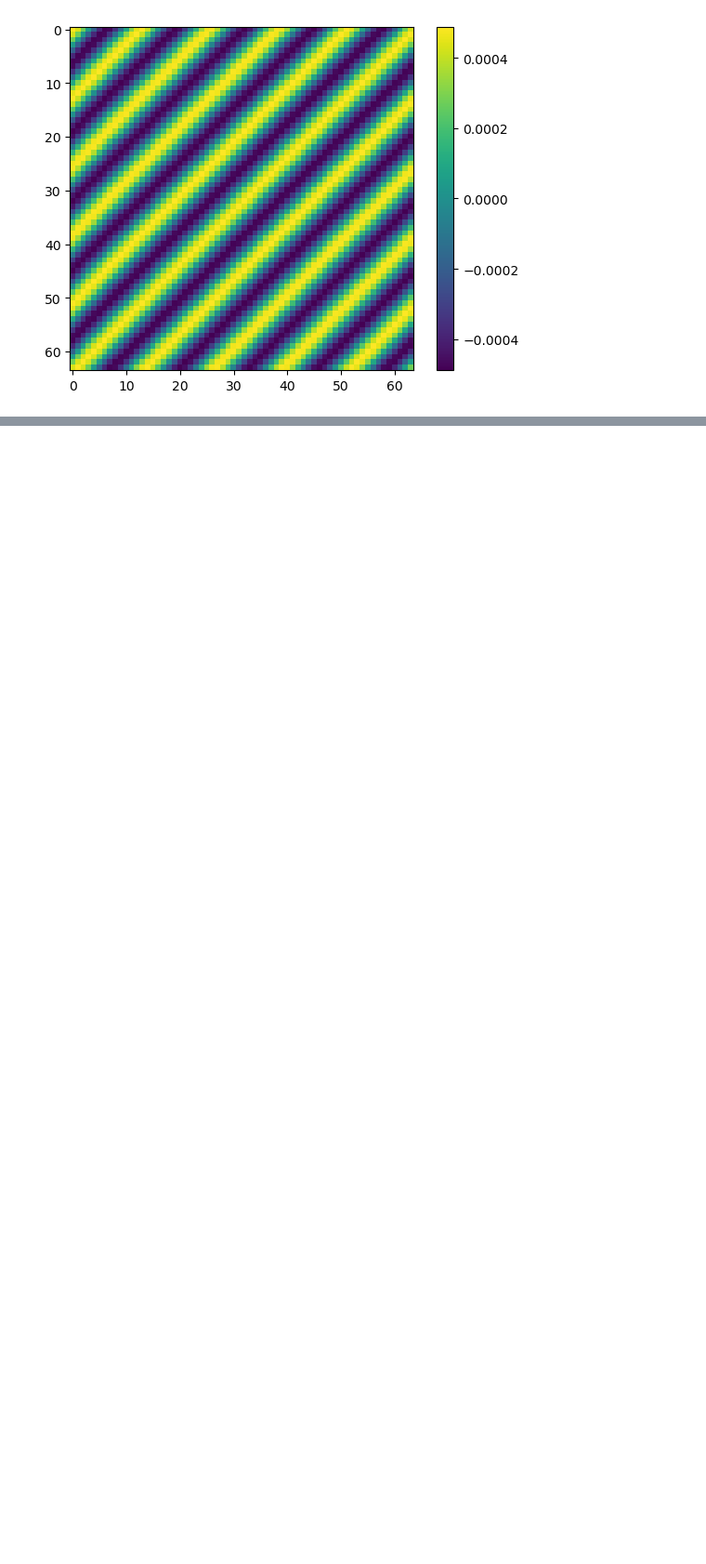
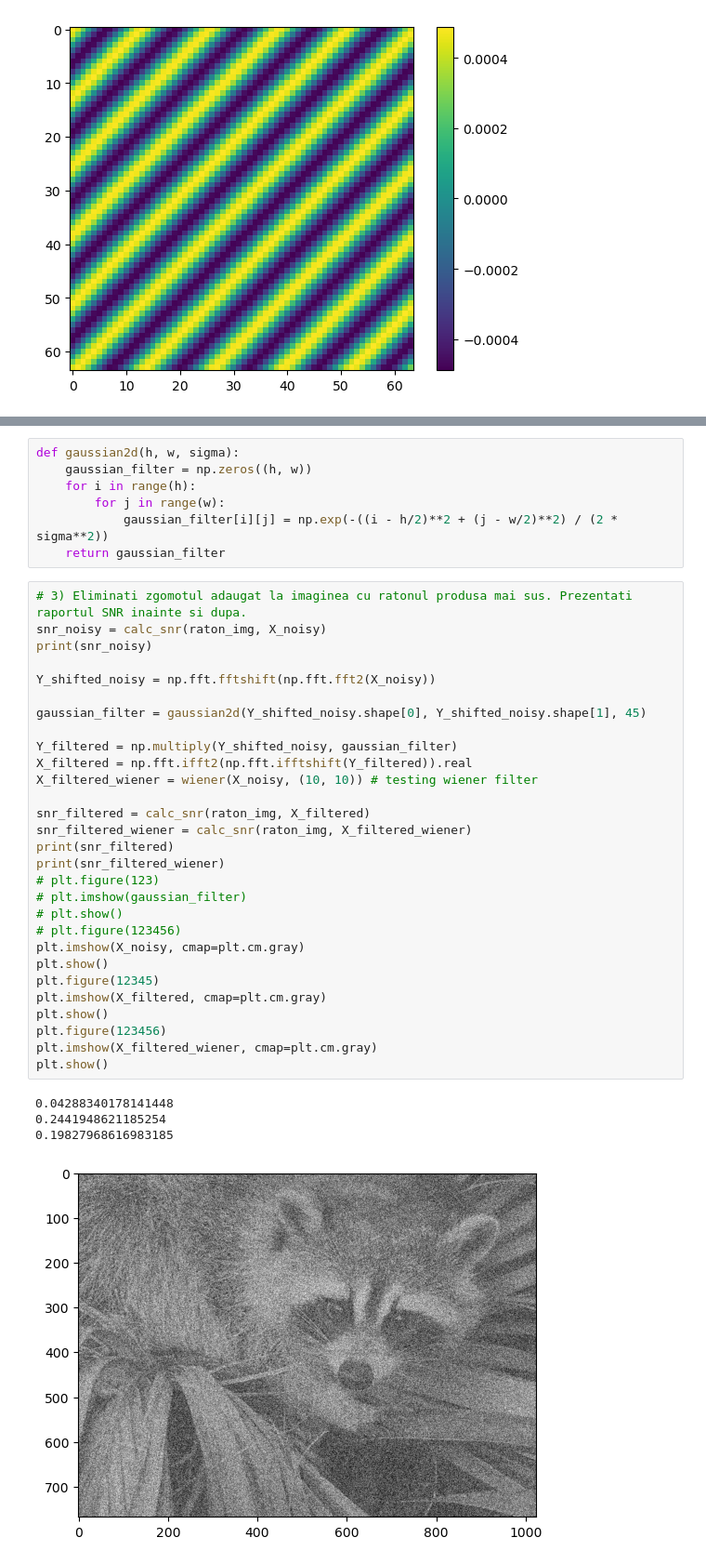
Before and after one commit to ReluSt13/ProcesareaSemnalelor, a Jupyter notebook: Tema7/lab7.ipynb, the cells around one changed output, grey strips where cells are left out. Shown at 93% size. Saved outputs shown, nothing was run; the diff lists cells and outputs as text; blank space fills up the shorter version.

```diff
--- a/Tema7/lab7.ipynb
+++ b/Tema7/lab7.ipynb
@@ -230,0 +259,41 @@ SNR_db = 20*np.log10(SNR)
+# %%
+def gaussian2d(h, w, sigma):
+    gaussian_filter = np.zeros((h, w))
+    for i in range(h):
+        for j in range(w):
+            gaussian_filter[i][j] = np.exp(-((i - h/2)**2 + (j - w/2)**2) / (2 * sigma**2))
+    return gaussian_filter
+# %%
+# 3) Eliminati zgomotul adaugat la imaginea cu ratonul produsa mai sus. Prezentati raportul SNR inainte si dupa.
+snr_noisy = calc_snr(raton_img, X_noisy)
+print(snr_noisy)
+
+Y_shifted_noisy = np.fft.fftshift(np.fft.fft2(X_noisy))
+
+gaussian_filter = gaussian2d(Y_shifted_noisy.shape[0], Y_shifted_noisy.shape[1], 45)
+
+Y_filtered = np.multiply(Y_shifted_noisy, gaussian_filter)
+X_filtered = np.fft.ifft2(np.fft.ifftshift(Y_filtered)).real
+X_filtered_wiener = wiener(X_noisy, (10, 10)) # testing wiener filter
+
+snr_filtered = calc_snr(raton_img, X_filtered)
+snr_filtered_wiener = calc_snr(raton_img, X_filtered_wiener)
+print(snr_filtered)
+print(snr_filtered_wiener)
+# plt.figure(123)
+# plt.imshow(gaussian_filter)
+# plt.show()
+# plt.figure(123456)
+plt.imshow(X_noisy, cmap=plt.cm.gray)
+plt.show()
+plt.figure(12345)
+plt.imshow(X_filtered, cmap=plt.cm.gray)
+plt.show()
+plt.figure(123456)
+plt.imshow(X_filtered_wiener, cmap=plt.cm.gray)
+plt.show()
+# %% [output]
+0.04288340178141448
+0.2441948621185254
+0.19827968616983185
+[figure, added]
```
Also changed, not shown: parts of 6 cells of this notebook.
